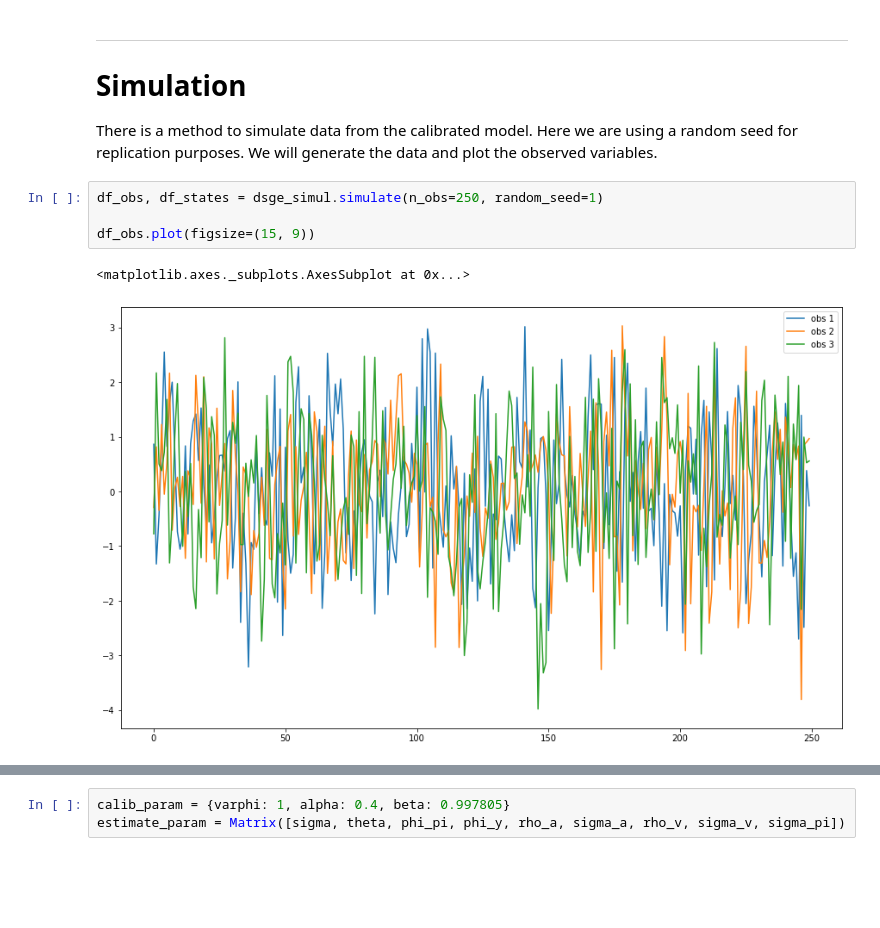
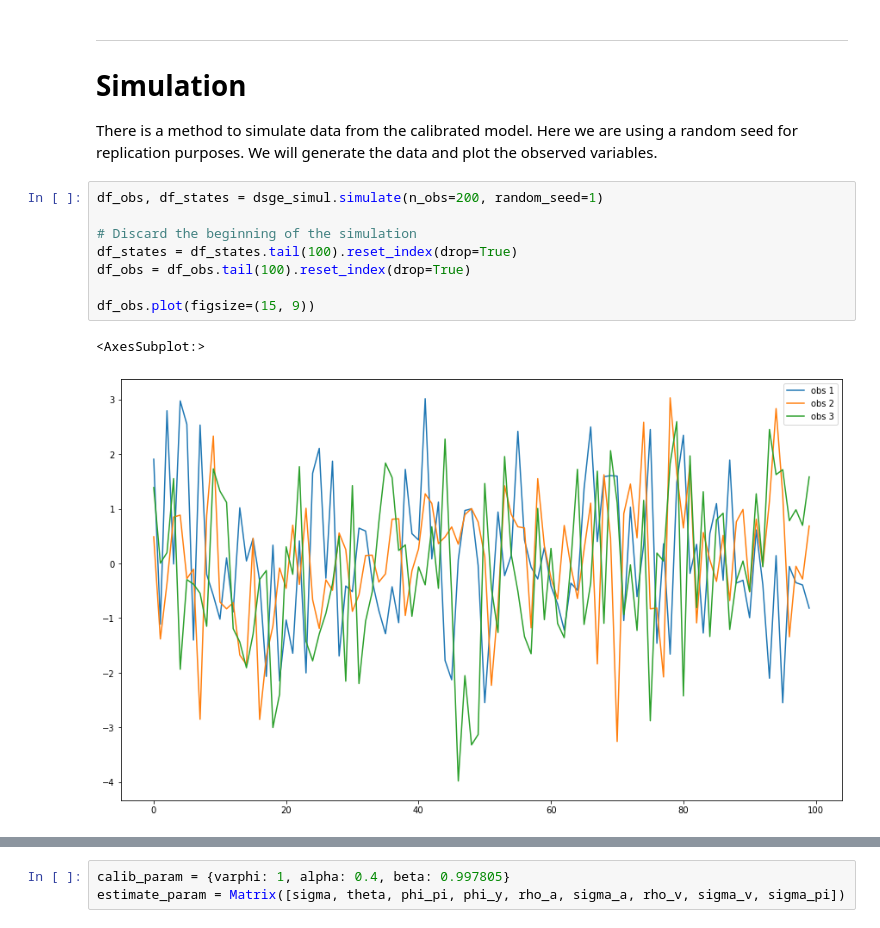
Before and after one commit to gusamarante/dsgepy, a Jupyter notebook: Example/example_snkm.ipynb, the cells around one changed output, grey strips where cells are left out. Cells and saved outputs as stored; diff of their text form; blank space fills up the shorter version.

```diff
--- a/Example/example_snkm.ipynb
+++ b/Example/example_snkm.ipynb
@@ -178,9 +178,13 @@ print(dsge_simul.eu)
 There is a method to simulate data from the calibrated model. Here we are using a random seed for replication purposes.
 We will generate the data and plot the observed variables.
 # %%
-df_obs, df_states = dsge_simul.simulate(n_obs=250, random_seed=1)
+df_obs, df_states = dsge_simul.simulate(n_obs=200, random_seed=1)
+
+# Discard the beginning of the simulation
+df_states = df_states.tail(100).reset_index(drop=True)
+df_obs = df_obs.tail(100).reset_index(drop=True)
 
 df_obs.plot(figsize=(15, 9))
 # %% [output]
-<matplotlib.axes._subplots.AxesSubplot at 0x...>
+<AxesSubplot:>
-[figure, old version]
+[figure, new version]
```
Also changed, not shown: parts of 17 cells of this notebook, 2 other files.
